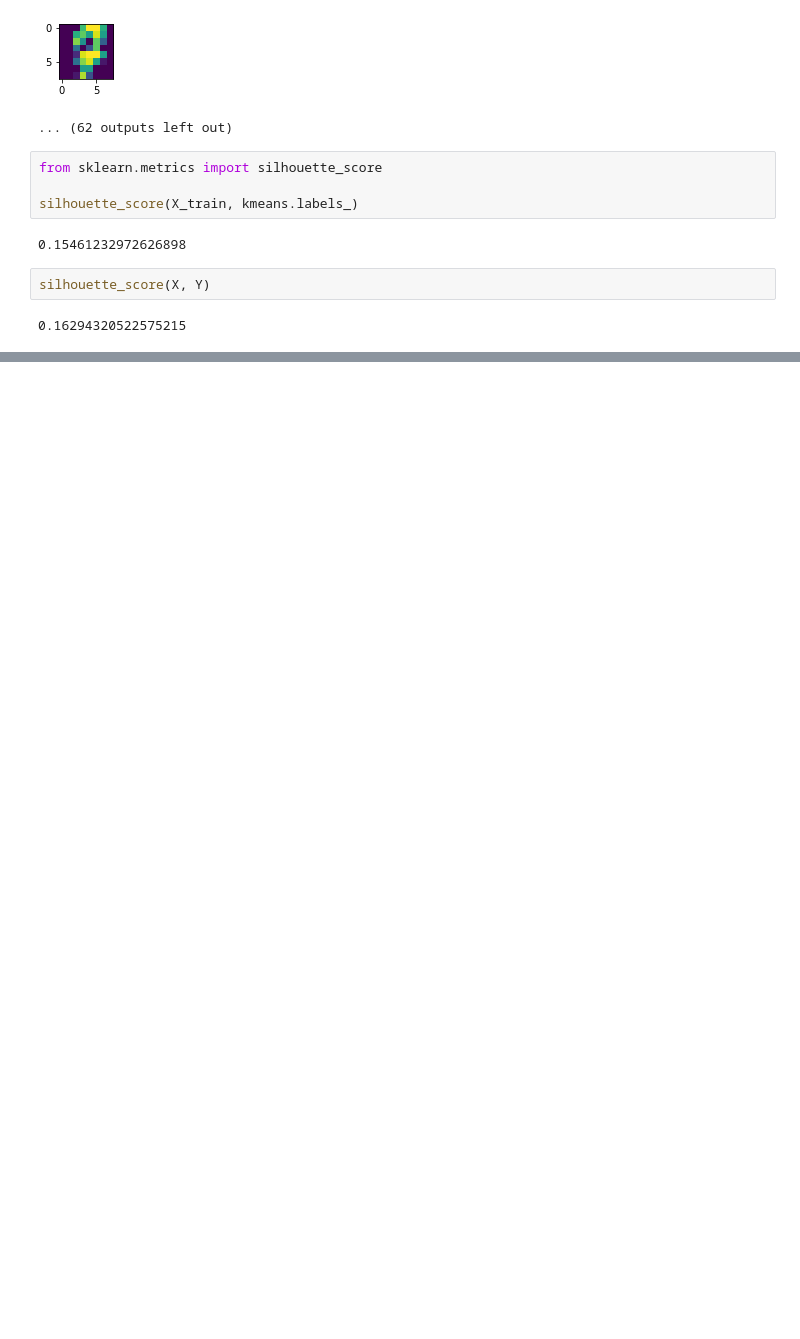
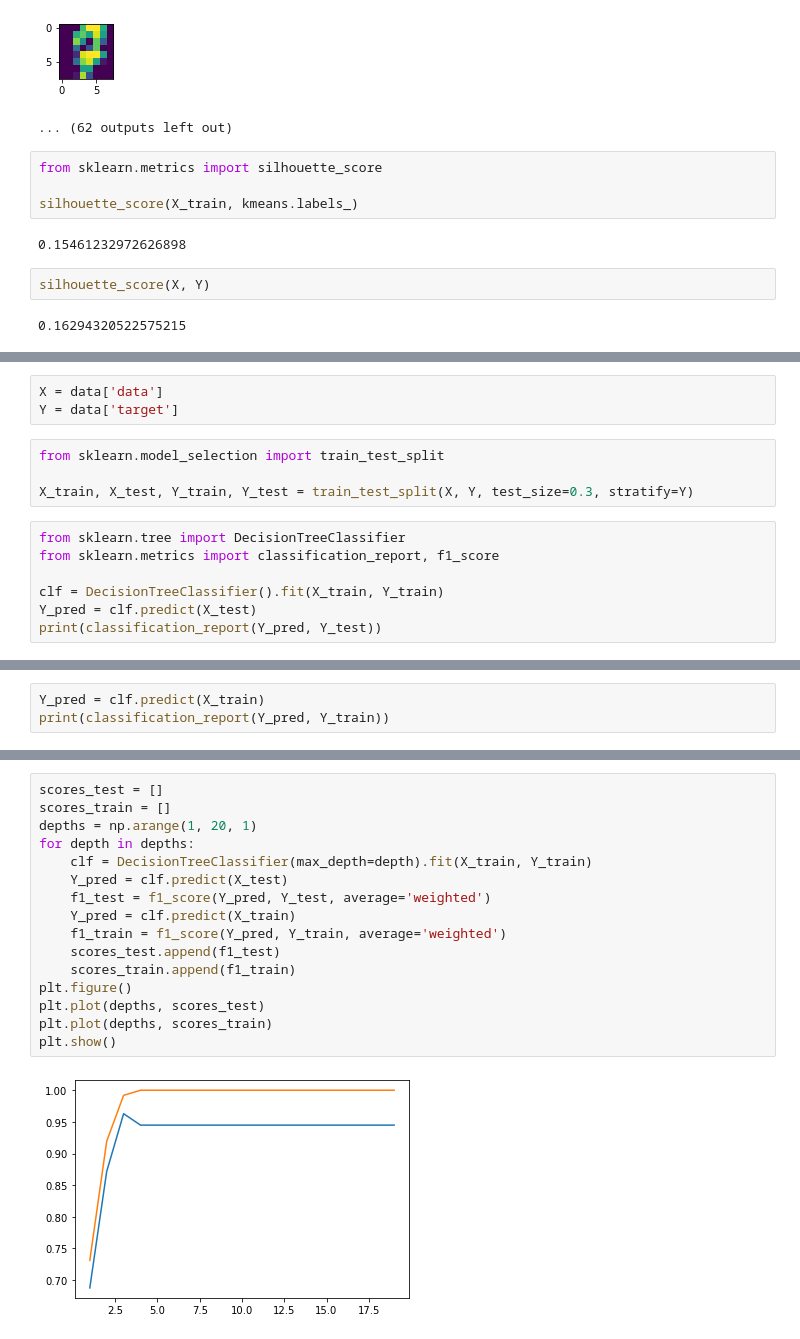
Before and after one commit to kurmakaevAlsu/ML_kurs2022, a Jupyter notebook: Classic_models/Classification/Classification-Clustering.ipynb, the cells around one changed output, grey strips where cells are left out. Drawn from its saved outputs; the diff is of its cells as text; blank space fills up the shorter version.

```diff
--- a/Classic_models/Classification/Classification-Clustering.ipynb
+++ b/Classic_models/Classification/Classification-Clustering.ipynb
@@ -126,0 +154,14 @@ silhouette_score(X, Y)
+# %%
+X = data['data']
+Y = data['target']
+# %%
+from sklearn.model_selection import train_test_split
+
+X_train, X_test, Y_train, Y_test = train_test_split(X, Y, test_size=0.3, stratify=Y)
+# %%
+from sklearn.tree import DecisionTreeClassifier
+from sklearn.metrics import classification_report, f1_score
+
+clf = DecisionTreeClassifier().fit(X_train, Y_train)
+Y_pred = clf.predict(X_test)
+print(classification_report(Y_pred, Y_test))
@@ -126,0 +178,3 @@ silhouette_score(X, Y)
+# %%
+Y_pred = clf.predict(X_train)
+print(classification_report(Y_pred, Y_train))
@@ -126,0 +191,18 @@ silhouette_score(X, Y)
+# %%
+scores_test = []
+scores_train = []
+depths = np.arange(1, 20, 1)
+for depth in depths:
+    clf = DecisionTreeClassifier(max_depth=depth).fit(X_train, Y_train)
+    Y_pred = clf.predict(X_test)
+    f1_test = f1_score(Y_pred, Y_test, average='weighted')
+    Y_pred = clf.predict(X_train)
+    f1_train = f1_score(Y_pred, Y_train, average='weighted')
+    scores_test.append(f1_test)
+    scores_train.append(f1_train)
+plt.figure()
+plt.plot(depths, scores_test)
+plt.plot(depths, scores_train)
+plt.show()
+# %% [output]
+[figure, added]
```
Also changed, not shown: parts of 8 cells of this notebook.
